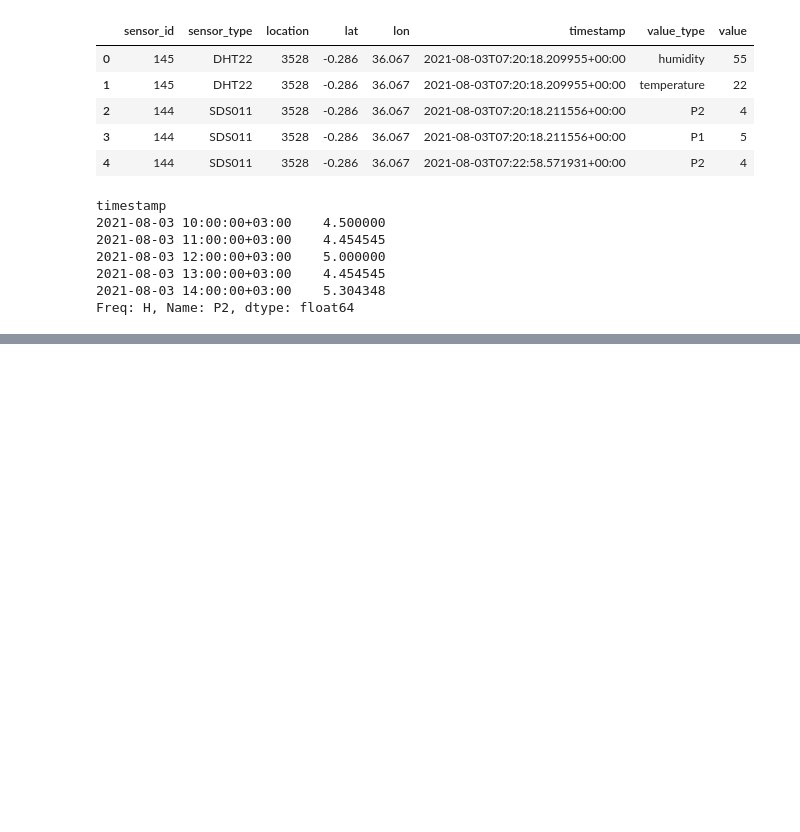
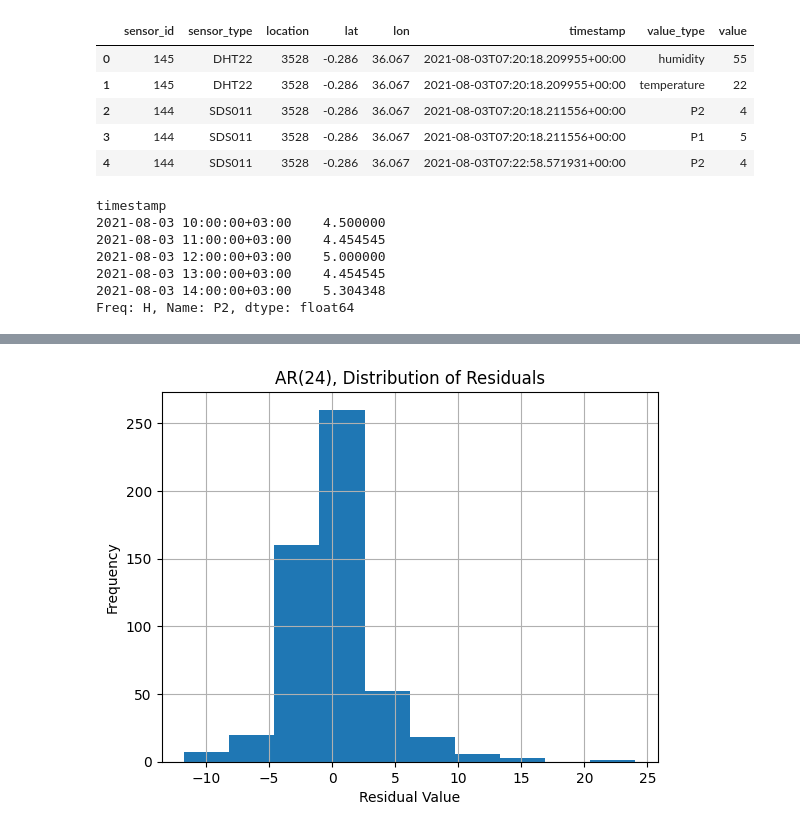
Before and after one commit to YDj-robot/Air-Quality-Archive-Nakuru-City-in-Kenya, a Jupyter notebook: Air_Quality_Nakuru_Autoregressive_Model.ipynb, the cells around one changed output, grey strips where cells are left out. Saved outputs shown, nothing was run; the diff lists cells and outputs as text; code cells hidden in the pictures; blank space fills up the shorter version.

```diff
--- a/Air_Quality_Nakuru_Autoregressive_Model.ipynb
+++ b/Air_Quality_Nakuru_Autoregressive_Model.ipynb
@@ -53,0 +119,8 @@ Freq: H, Name: P2, dtype: float64
+# %%
+# Histogram plot
+y_train_resid.hist()
+plt.xlabel("Residual Value")
+plt.ylabel("Frequency")
+plt.title("AR(24), Distribution of Residuals");
+# %% [output]
+[figure, added]
```
Also changed, not shown: parts of 26 cells of this notebook.
